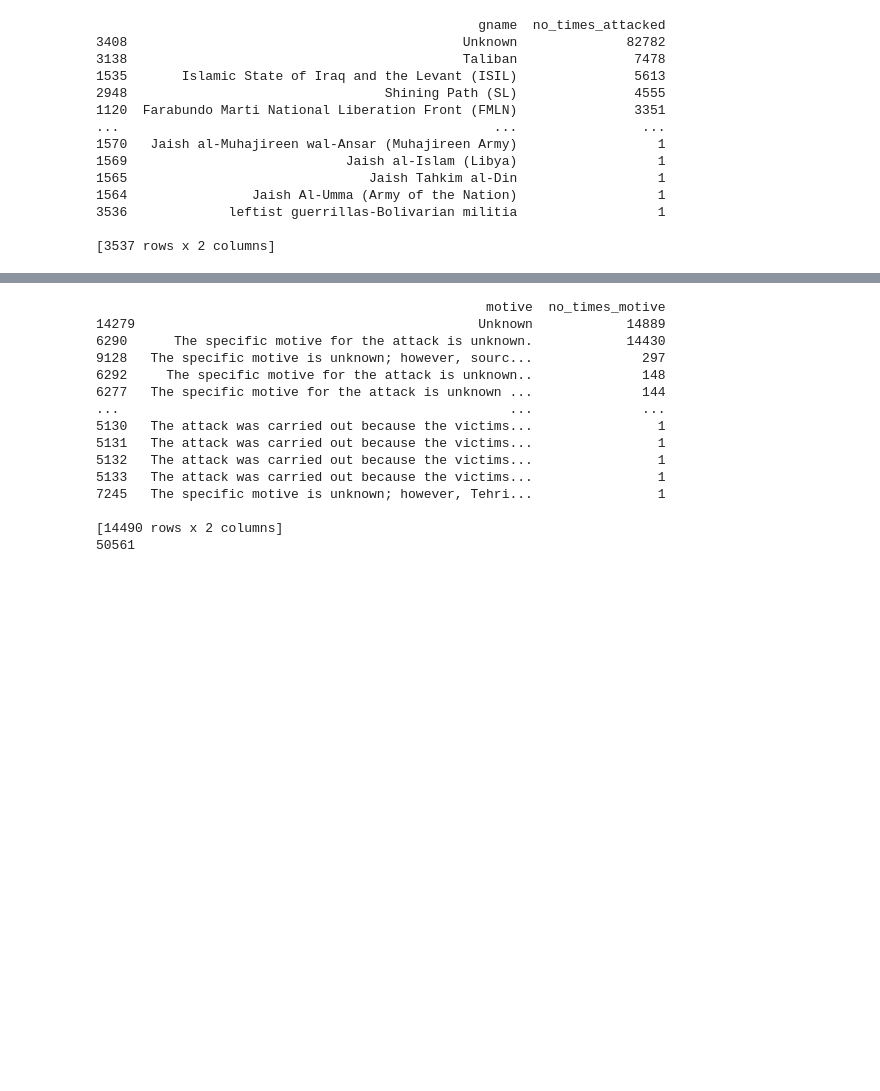
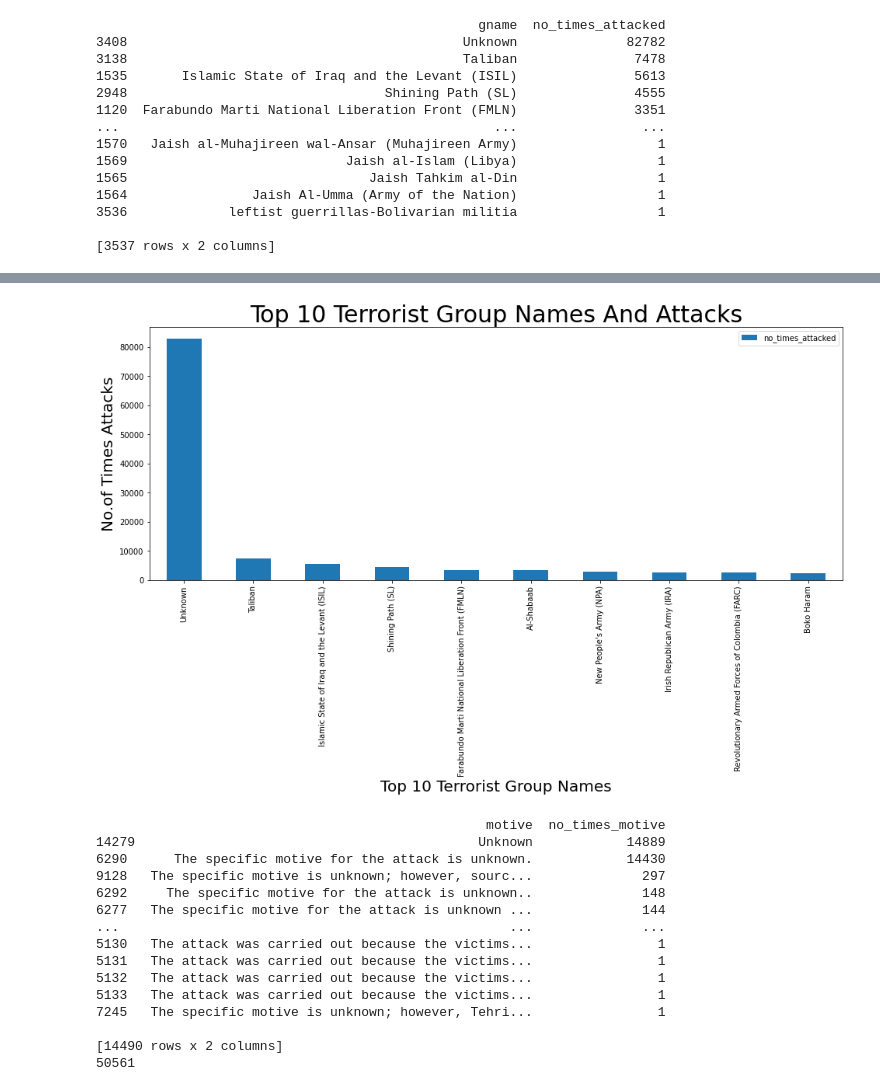
Before and after one commit to khairun0228/capstone_alma, a Jupyter notebook: Global_Terrorism_Analysis_Capstone_Project.ipynb, the cells around one changed output, grey strips where cells are left out. Saved outputs shown, nothing was run; the diff lists cells and outputs as text; code cells hidden in the pictures; blank space fills up the shorter version.

```diff
--- a/Global_Terrorism_Analysis_Capstone_Project.ipynb
+++ b/Global_Terrorism_Analysis_Capstone_Project.ipynb
@@ -404,3 +486,7 @@ print(no_terrorist_groups)
 3536             leftist guerrillas-Bolivarian militia                  1
 
 [3537 rows x 2 columns]
+# %%
+#Top 10 Terrorist Group Names
+top_terrorist_group_names=no_terrorist_groups[0:10]
+print(top_terrorist_group_names)
@@ -407,3 +505,11 @@ print(no_terrorist_groups)
+# %%
+top_terrorist_group_names.plot(x='gname',y='no_times_attacked',kind='bar',figsize=(16,6))
+plt.title("Top 10 Terrorist Group Names And Attacks",fontsize=30)
+plt.xlabel("Top 10 Terrorist Group Names",fontsize=20)
+plt.ylabel("No.of Times Attacks",fontsize=20)
+plt.show()
+# %% [output]
+[figure, added]
 # %%
 #What Terrorist Motivates
 terrorist_motivates=df.groupby(['motive'])['year'].count().reset_index(name='no_times_motive')
```
Also changed, not shown: parts of 31 cells of this notebook.
